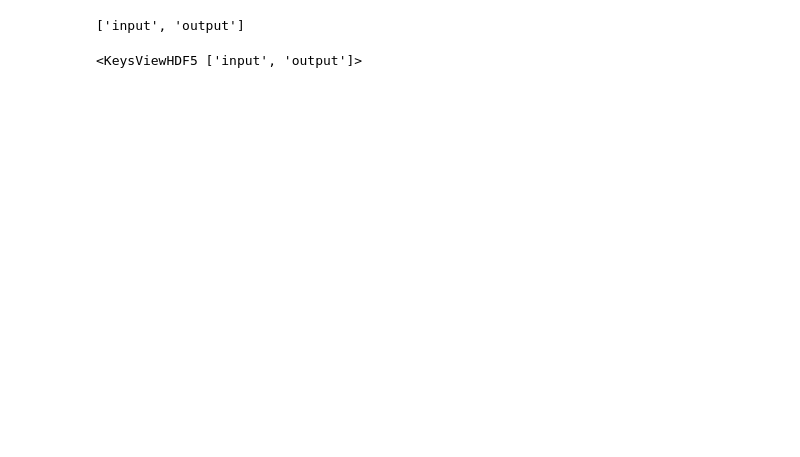
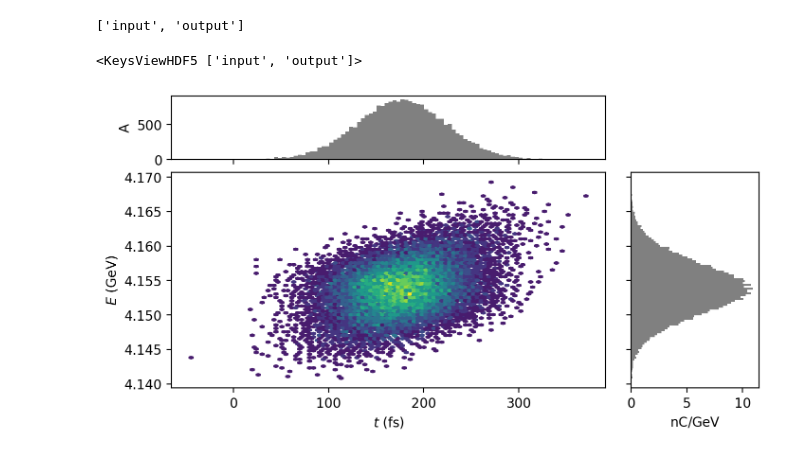
Before and after one commit to slaclab/lume-eblt, a Jupyter notebook: docs/examples/functional_eblt_run.ipynb, the cells around one changed output. Cells and saved outputs as stored; diff of their text form; code cells hidden in the pictures; blank space fills up the shorter version.

```diff
--- a/docs/examples/functional_eblt_run.ipynb
+++ b/docs/examples/functional_eblt_run.ipynb
@@ -60,3 +45,8 @@ with h5py.File(h5file, 'r') as h5:
     I.from_archive(h5)
 # %% [output]
 <KeysViewHDF5 ['input', 'output']>
+# %%
+# Final particles
+I.output.plot_distribution(file_id = 201, xkey = 't', ykey = 'energy')
+# %% [output]
+[figure, added]
```
Also changed, not shown: parts of 8 cells of this notebook, 10 other files.
